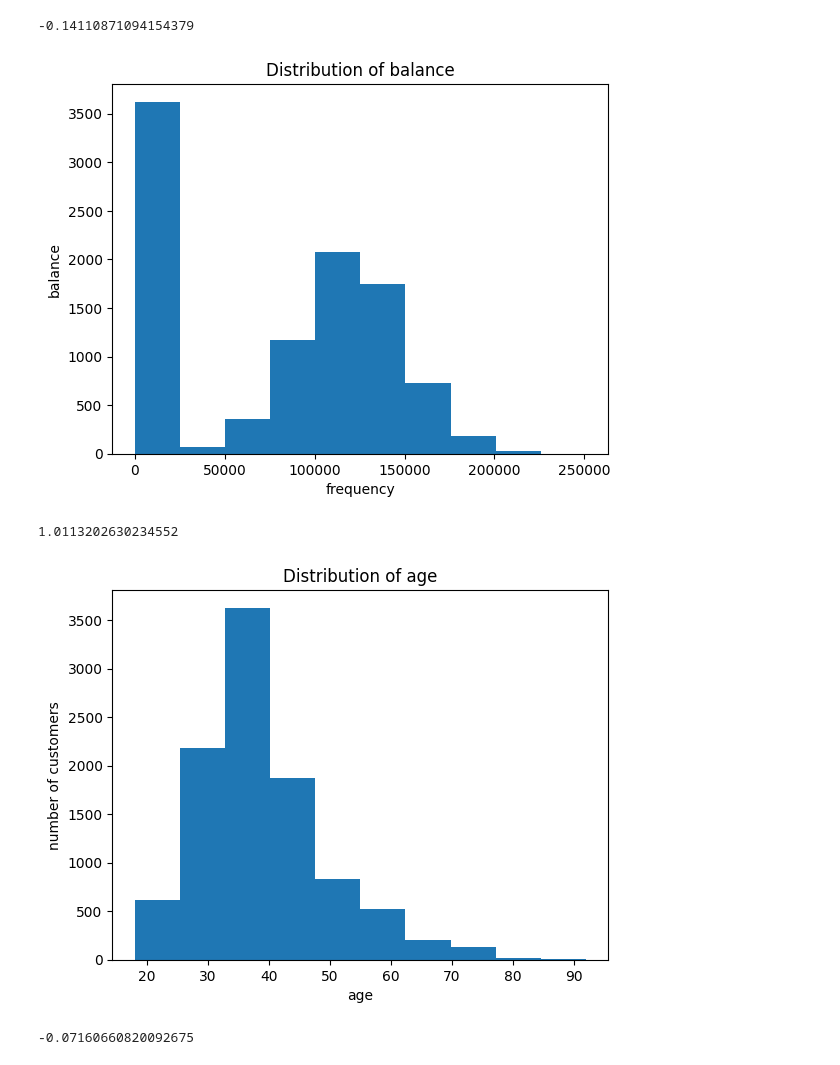
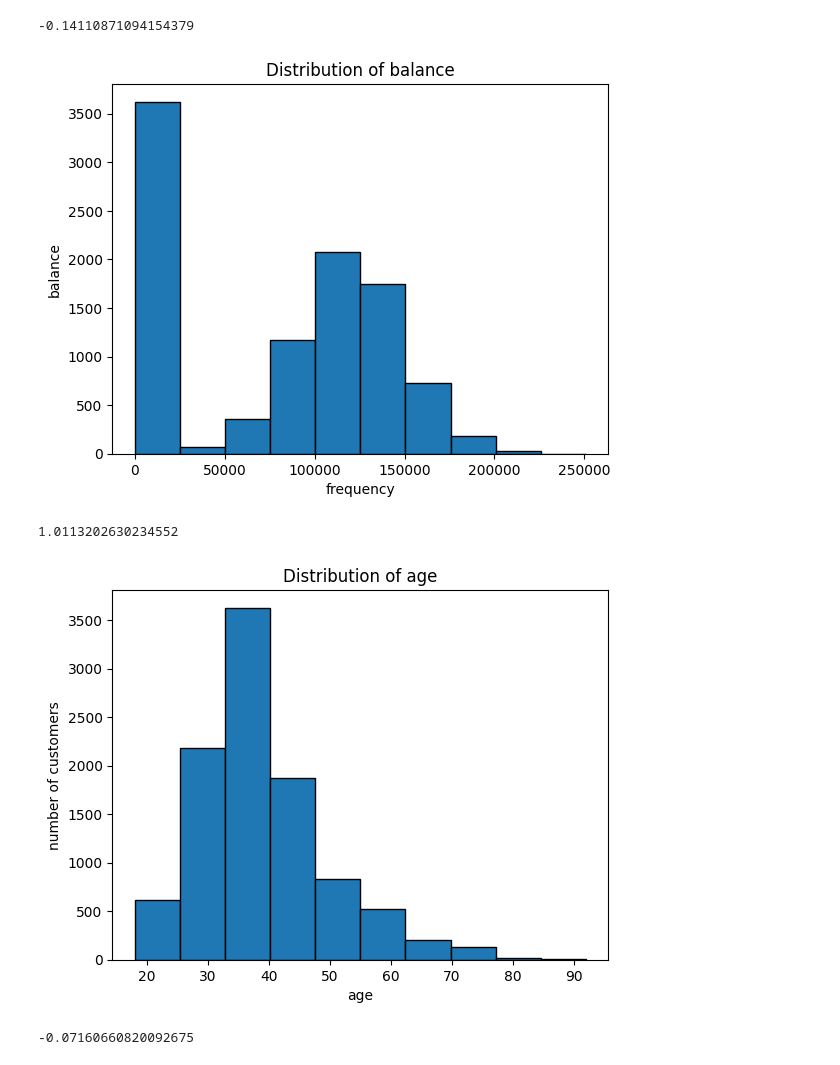
Before and after one commit to yasminsheikh3125/Team1_banking, a Jupyter notebook: notebooks/EDA.ipynb, the cells around one changed output. Drawn from its saved outputs; the diff is of its cells as text; code cells hidden in the pictures.

```diff
--- a/notebooks/EDA.ipynb
+++ b/notebooks/EDA.ipynb
@@ -58,17 +58,18 @@ print(df['balance'].skew())
 # %%
 
 #ploting the histrogram of balance column
 
-plt.hist(df ['balance'], bins=10)
+plt.hist(df ['balance'], bins=10, edgecolor='black')
+
 plt.title("Distribution of balance")
 plt.xlabel("frequency")
 plt.ylabel("balance")
 plt.show()
 
 
 # Balance is uneven (some have very high balance)
 # %% [output]
-[figure, old version]
+[figure, new version]
 # %%
 print(df['age'].skew())
 # %% [output]
@@ -76,7 +77,8 @@ print(df['age'].skew())
 # %%
 #ploting the histrogram of age column
 
-plt.hist(df ['age'], bins=10)
+plt.hist(df ['age'], bins=10, edgecolor='black')
+
 plt.title("Distribution of age")
 plt.xlabel("age")
 plt.ylabel("number of customers")
@@ -84,7 +86,7 @@ plt.show()
 
 # most customer are middle aged
 # %% [output]
-[figure, old version]
+[figure, new version]
 # %%
 print(df['credit_score'].skew())
 # %% [output]
```
Also changed, not shown: parts of 4 cells of this notebook.
